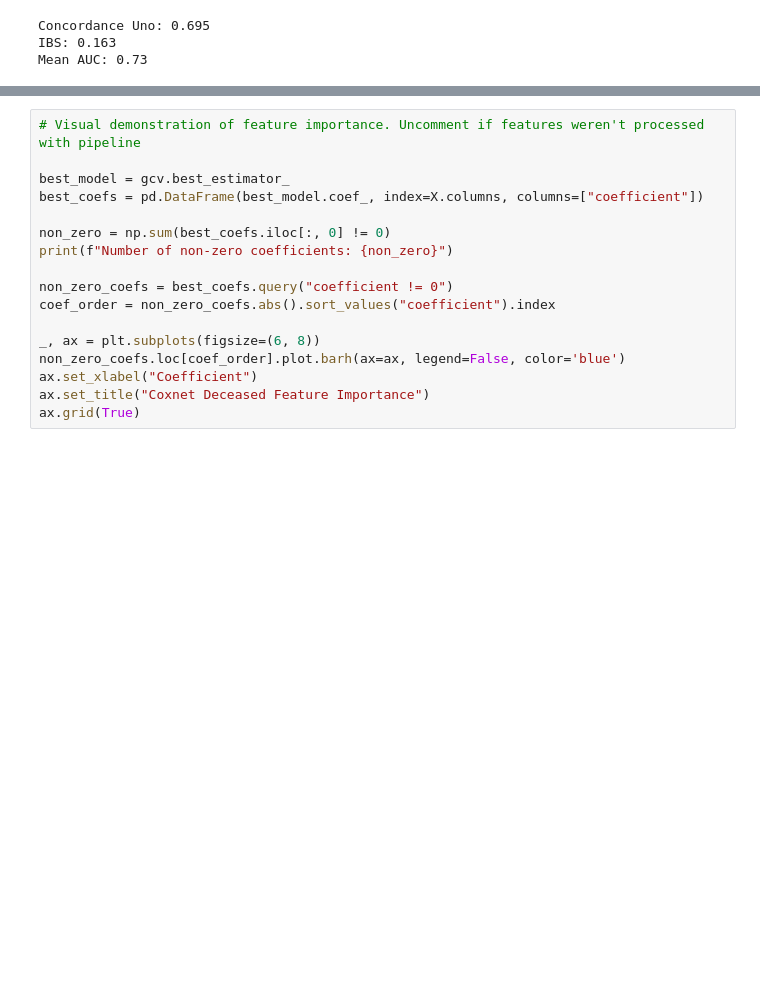
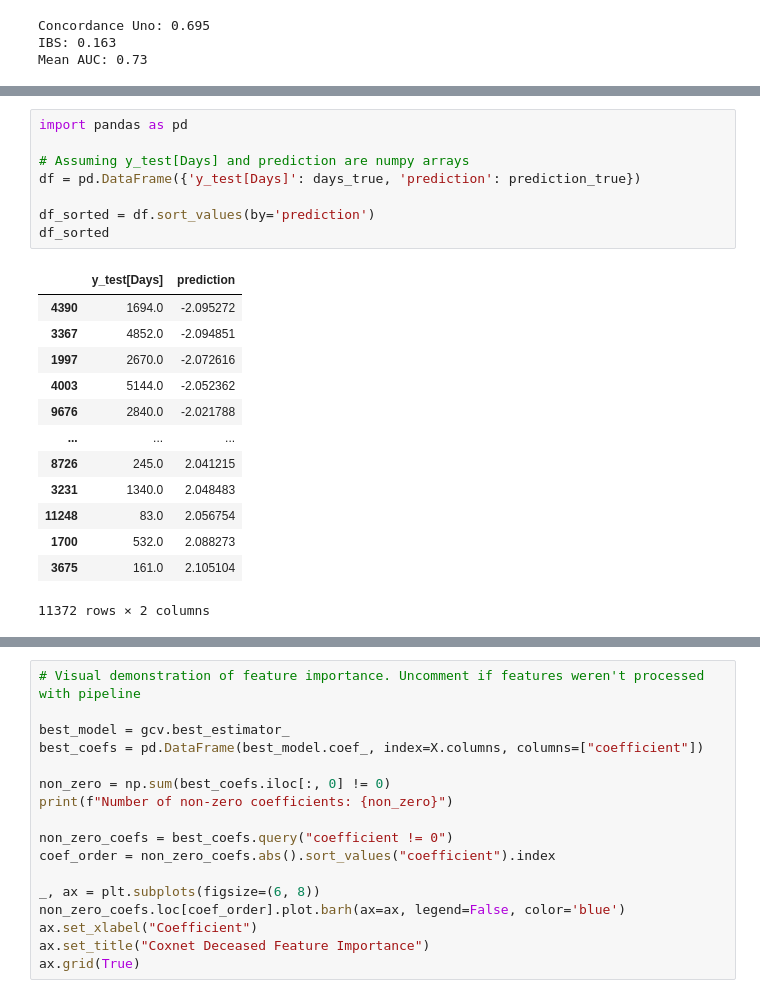
Before and after one commit to krllstdn/BachelorProject, a Jupyter notebook: Code/coxnet_deceased.ipynb, the cells around one changed output, grey strips where cells are left out. Saved outputs shown, nothing was run; the diff lists cells and outputs as text; blank space fills up the shorter version.

```diff
--- a/Code/coxnet_deceased.ipynb
+++ b/Code/coxnet_deceased.ipynb
@@ -171,0 +191,22 @@ Mean AUC: 0.73
+# %%
+import pandas as pd
+
+# Assuming y_test[Days] and prediction are numpy arrays
+df = pd.DataFrame({'y_test[Days]': days_true, 'prediction': prediction_true})
+
+df_sorted = df.sort_values(by='prediction')
+df_sorted
+# %% [output]
+|  | y_test[Days] | prediction |
+| 4390 | 1694.0 | -2.095272 |
+| 3367 | 4852.0 | -2.094851 |
+| 1997 | 2670.0 | -2.072616 |
+| 4003 | 5144.0 | -2.052362 |
+| 9676 | 2840.0 | -2.021788 |
+| ... | ... | ... |
+| 8726 | 245.0 | 2.041215 |
+| 3231 | 1340.0 | 2.048483 |
+| 11248 | 83.0 | 2.056754 |
+| 1700 | 532.0 | 2.088273 |
+| 3675 | 161.0 | 2.105104 |
+11372 rows × 2 columns
```
Also changed, not shown: parts of 3 cells of this notebook, 4 other files.
